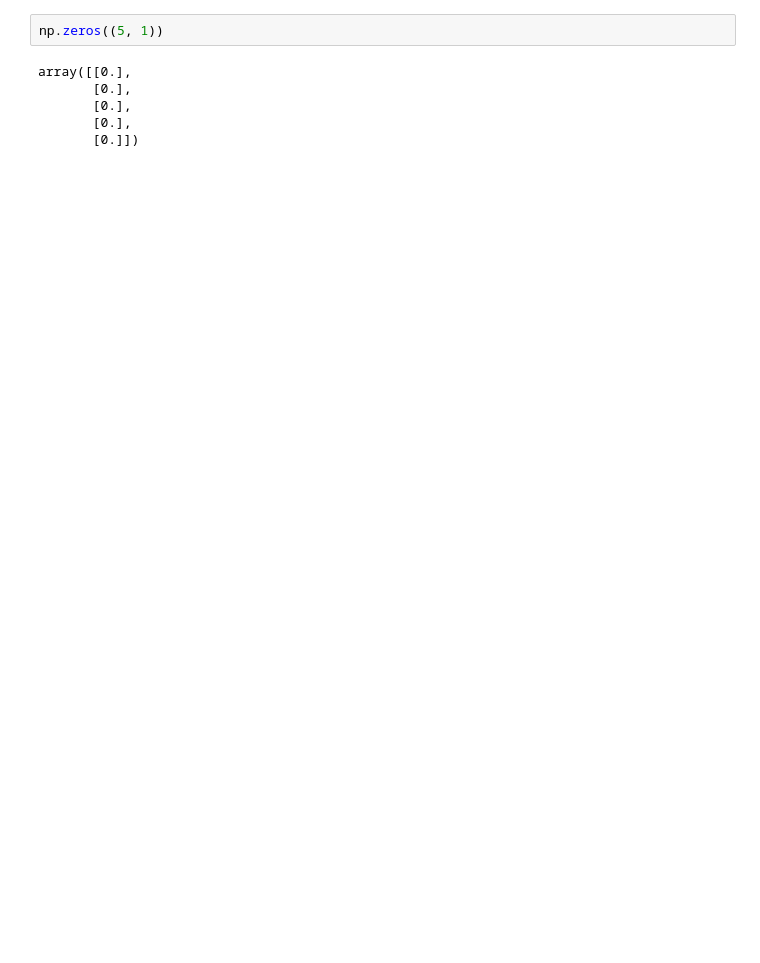
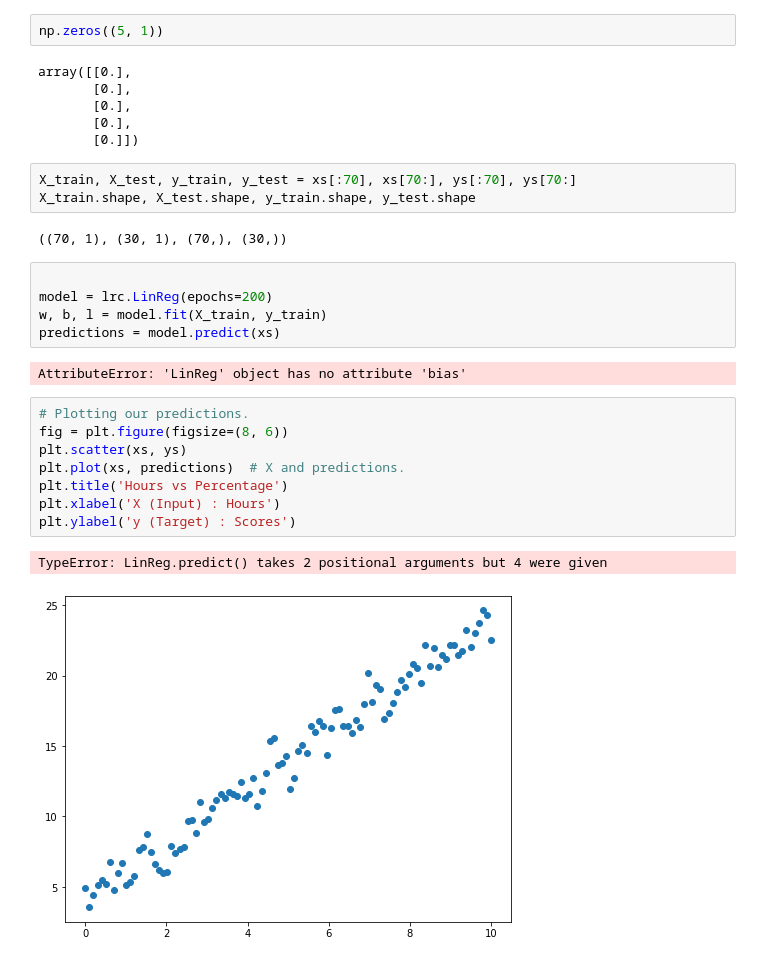
Before and after one commit to Thomas4390/Apprentissage-Automatique, a Jupyter notebook: Week_1/linear_regression.ipynb, the cells around one changed output. Drawn from its saved outputs; the diff is of its cells as text; blank space fills up the shorter version.

```diff
--- a/Week_1/linear_regression.ipynb
+++ b/Week_1/linear_regression.ipynb
@@ -110,3 +92,26 @@ array([[0.],
        [0.],
        [0.],
        [0.]])
+# %%
+X_train, X_test, y_train, y_test = xs[:70], xs[70:], ys[:70], ys[70:]
+X_train.shape, X_test.shape, y_train.shape, y_test.shape
+# %% [output]
+((70, 1), (30, 1), (70,), (30,))
+# %%
+
+model = lrc.LinReg(epochs=200)
+w, b, l = model.fit(X_train, y_train)
+predictions = model.predict(xs)
+# %% [output]
+AttributeError: 'LinReg' object has no attribute 'bias'
+# %%
+# Plotting our predictions.
+fig = plt.figure(figsize=(8, 6))
+plt.scatter(xs, ys)
+plt.plot(xs, predictions)  # X and predictions.
+plt.title('Hours vs Percentage')
+plt.xlabel('X (Input) : Hours')
+plt.ylabel('y (Target) : Scores')
+# %% [output]
+TypeError: LinReg.predict() takes 2 positional arguments but 4 were given
+[figure, added]
```
Also changed, not shown: parts of 4 cells of this notebook, 4 other files.
